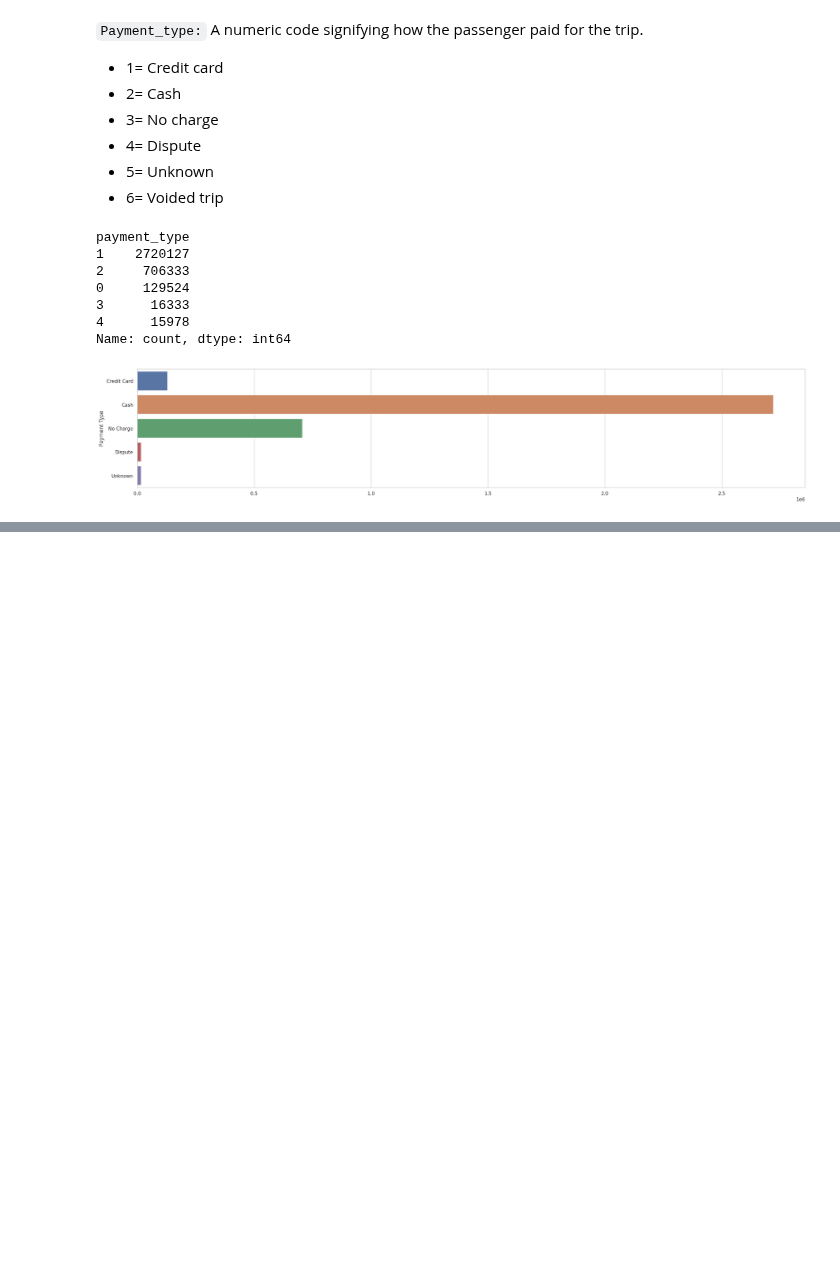
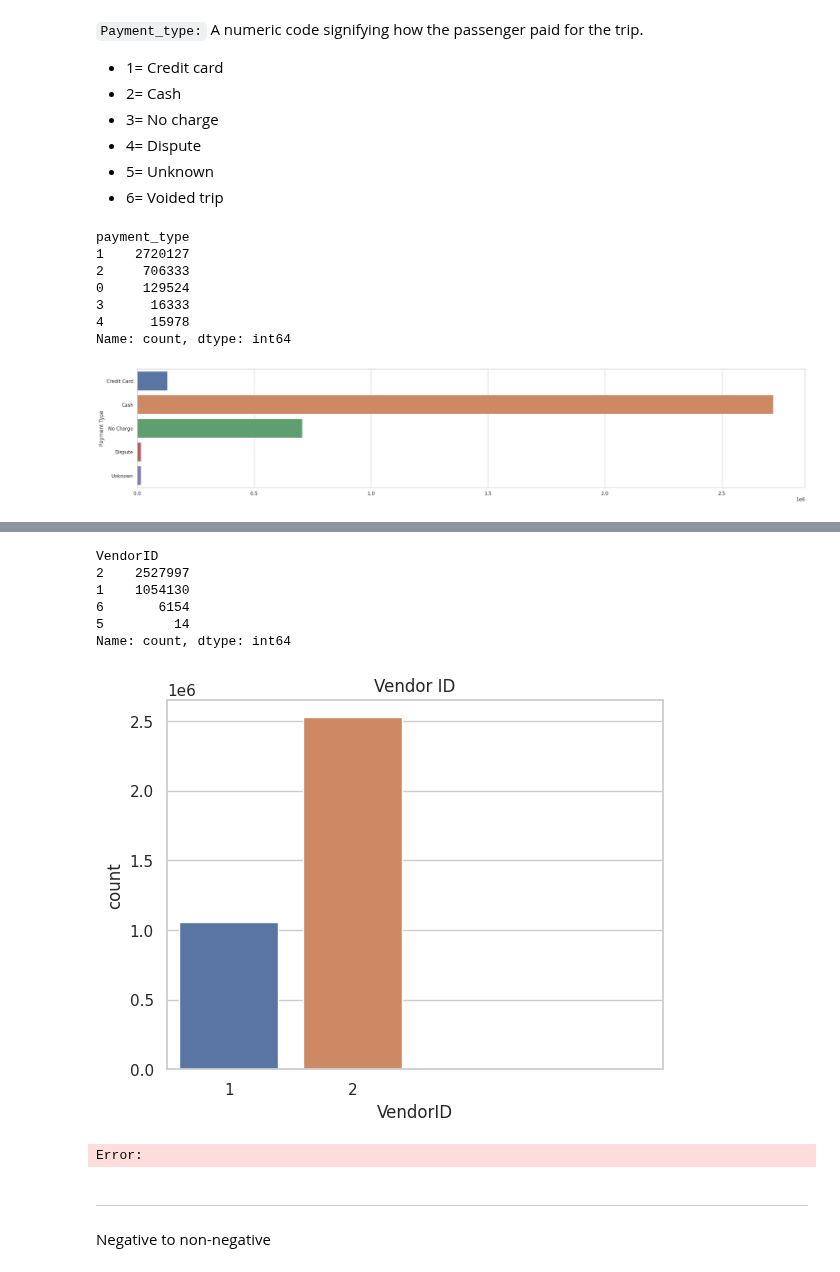
Before and after one commit to andres-mart/AnyoneAI, a Jupyter notebook: Proyecto_Final/analisis_bbdd.ipynb, the cells around one changed output, grey strips where cells are left out. Drawn from its saved outputs; the diff is of its cells as text; code cells hidden in the pictures; blank space fills up the shorter version.

```diff
--- a/Proyecto_Final/analisis_bbdd.ipynb
+++ b/Proyecto_Final/analisis_bbdd.ipynb
@@ -268,0 +378,21 @@ plt.show()
+# %%
+df['VendorID'].value_counts()
+# %% [output]
+VendorID
+2    2527997
+1    1054130
+6       6154
+5         14
+Name: count, dtype: int64
+# %%
+sns.countplot(data=df, x='VendorID');
+plt.xticks([0,1], ['1', '2'])
+plt.title('Vendor ID')
+plt.show()
+# %% [output]
+[figure, added]
+Error:
+# %% [markdown]
+------------
+# %% [markdown]
+Negative to non-negative
```
Also changed, not shown: parts of 17 cells of this notebook.
